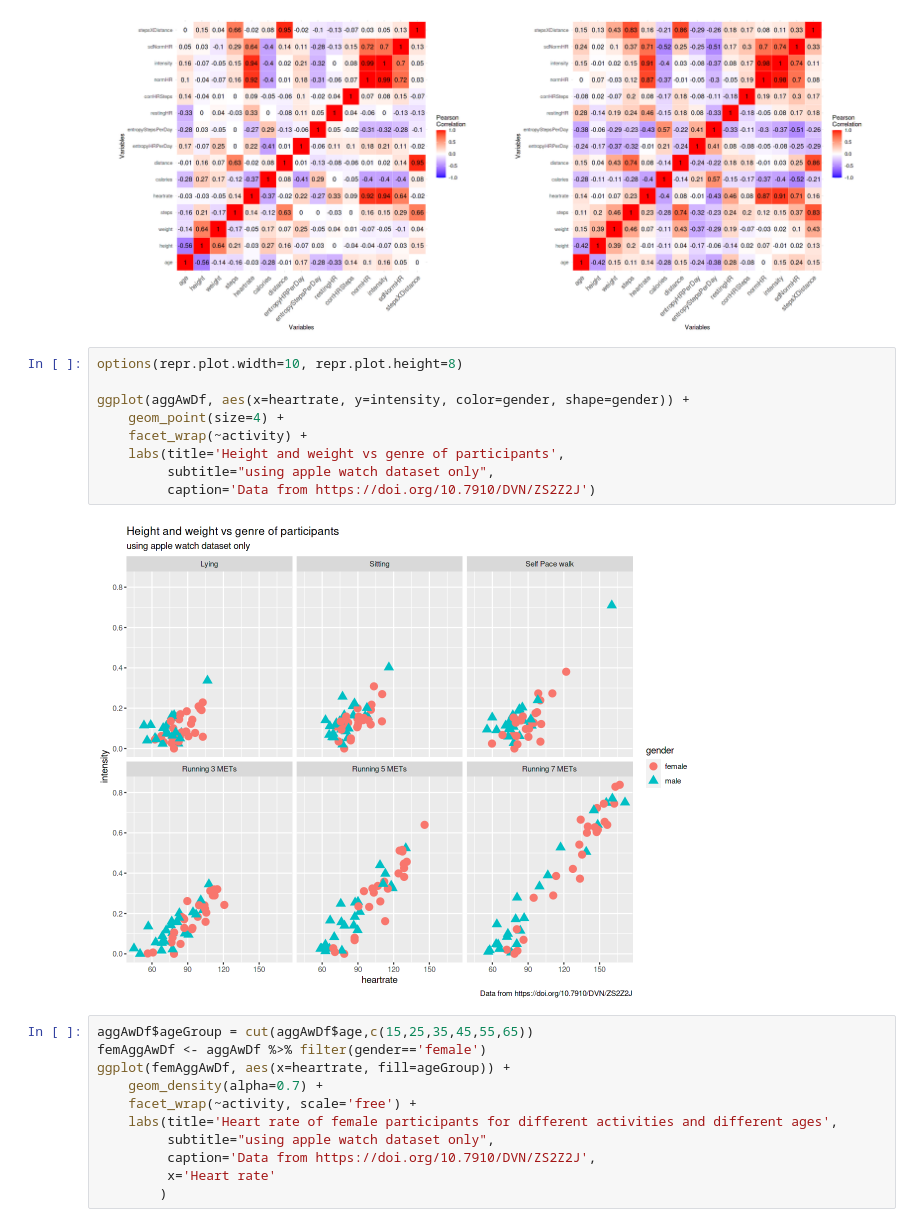
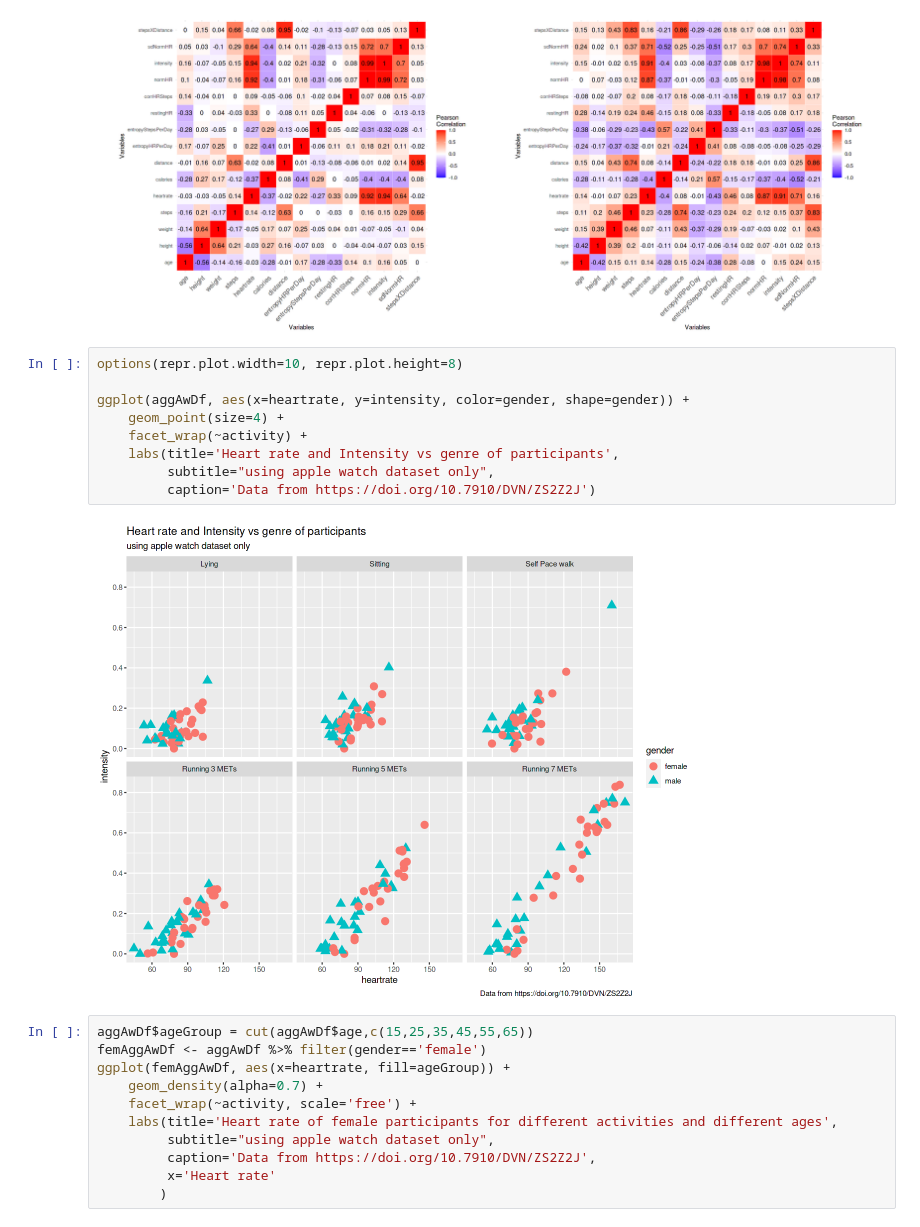
Before and after one commit to alefisico/GoogleCapstoneBellabeat, a Jupyter notebook: notebooks/google-capstone-project-in-r-bellabeat.ipynb, the cells around one changed output. Saved outputs shown, nothing was run; the diff lists cells and outputs as text.

```diff
--- a/notebooks/google-capstone-project-in-r-bellabeat.ipynb
+++ b/notebooks/google-capstone-project-in-r-bellabeat.ipynb
@@ -419,14 +420,14 @@ grid.arrange(femalePlot, malePlot, ncol=2)
 # %%
 options(repr.plot.width=10, repr.plot.height=8)
 
 ggplot(aggAwDf, aes(x=heartrate, y=intensity, color=gender, shape=gender)) +
     geom_point(size=4) +
     facet_wrap(~activity) +
-    labs(title='Height and weight vs genre of participants',
+    labs(title='Heart rate and Intensity vs genre of participants',
          subtitle="using apple watch dataset only",
          caption='Data from https://doi.org/10.7910/DVN/ZS2Z2J')
 # %% [output]
-[figure, old version]
+[figure, new version]
 # %%
 aggAwDf$ageGroup = cut(aggAwDf$age,c(15,25,35,45,55,65))
 femAggAwDf <- aggAwDf %>% filter(gender=='female')
```
Also changed, not shown: parts of 1 cell of this notebook, 2 other files.
